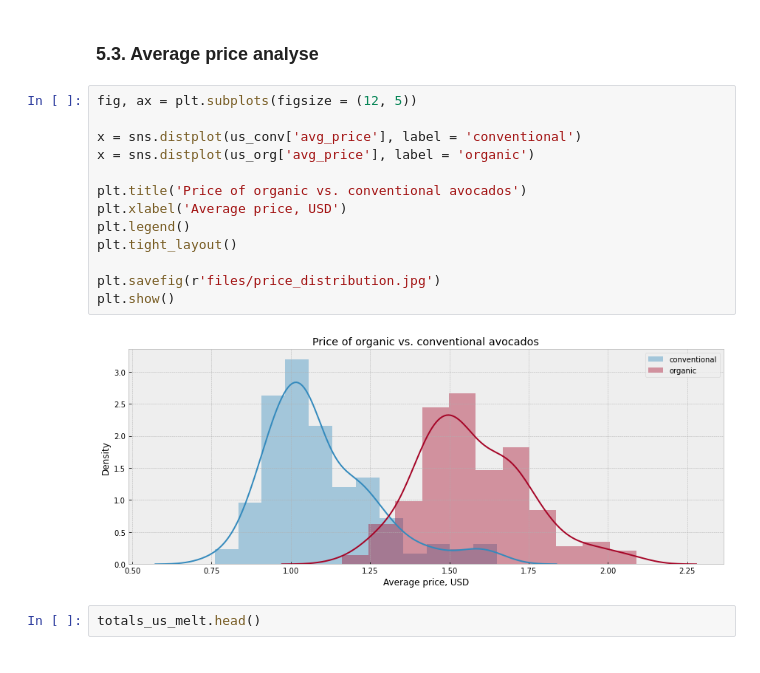
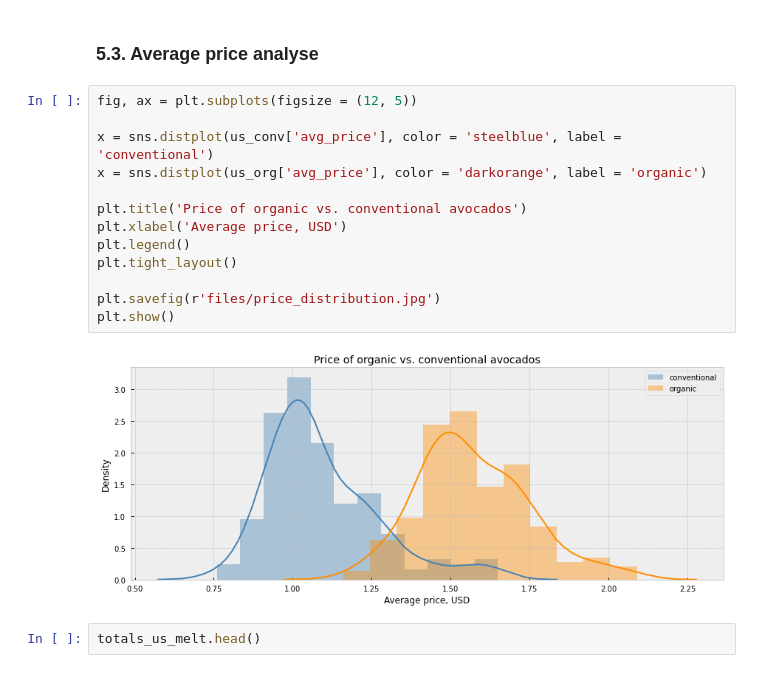
Before and after one commit to samburska/avocado, a Jupyter notebook: avocado.ipynb, the cells around one changed output. Drawn from its saved outputs; the diff is of its cells as text.

```diff
--- a/avocado.ipynb
+++ b/avocado.ipynb
@@ -598,18 +598,18 @@ plt.show()
 # %%
 fig, ax = plt.subplots(figsize = (12, 5))
 
-x = sns.distplot(us_conv['avg_price'], label = 'conventional')
-x = sns.distplot(us_org['avg_price'], label = 'organic')
+x = sns.distplot(us_conv['avg_price'], color = 'steelblue', label = 'conventional')
+x = sns.distplot(us_org['avg_price'], color = 'darkorange', label = 'organic')
 
 plt.title('Price of organic vs. conventional avocados')
 plt.xlabel('Average price, USD')
 plt.legend()
 plt.tight_layout()
 
 plt.savefig(r'files/price_distribution.jpg')
 plt.show()
 # %% [output]
-[figure, old version]
+[figure, new version]
 # %%
 totals_us_melt.head()
 # %% [output]
```
Also changed, not shown: parts of 15 cells of this notebook, 13 other files.
